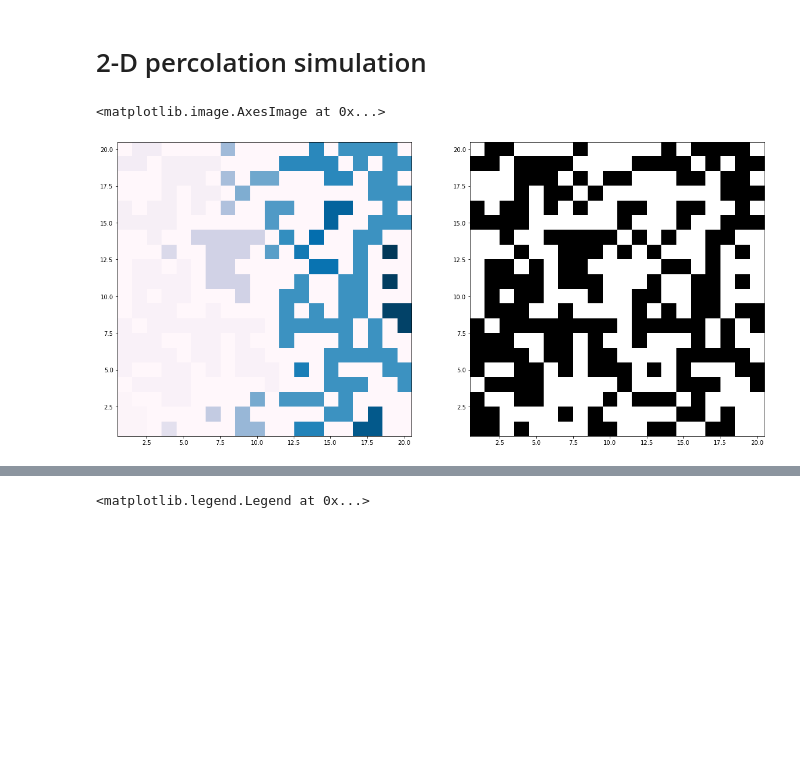
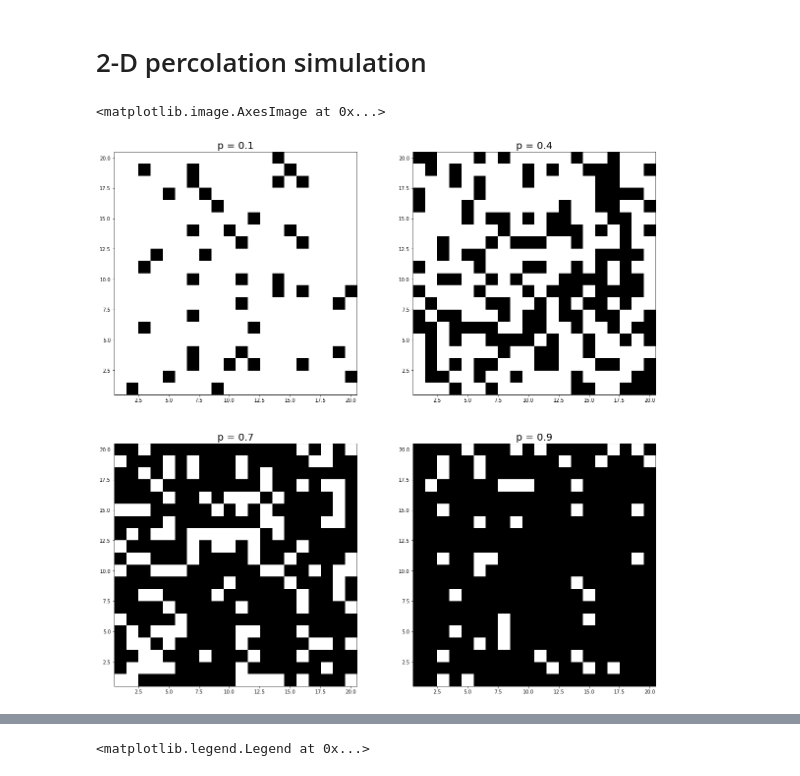
Before and after one commit to GyeongHwan-Jang/GyeongHwan-Jang.github.io, a Jupyter notebook: C.C.ipynb, the cells around one changed output, grey strips where cells are left out. Cells and saved outputs as stored; diff of their text form; code cells hidden in the pictures; blank space fills up the shorter version.

```diff
--- a/C.C.ipynb
+++ b/C.C.ipynb
@@ -7,7 +7,7 @@ import matplotlib.pyplot as plt
 import seaborn as sb
 from math import log
 # %%
-L, T = 2000, 10000 ## latice num, simul time
+L, T = 2000, 1000 ## latice num, simul time
 s = 3 ## cluster size
 p = 0.5 ## occupied probabiliy
 # %%
@@ -272,21 +361,32 @@ def show_aver_clustersize(lattice,labeled_lattice):
 ## simul time step for changing p, simul time step for same p
 L, T1, T2 = 20+1, 100, 10
 p_start = 1e-2 ## start probability of occuping lattice
-lattice = make_lattice(L,0.5)
-labeled_lattice = labelling(lattice,L)
+lattice01 = make_lattice(L,0.1)
+lattice04 = make_lattice(L,0.4)
+lattice07 = make_lattice(L,0.7)
+lattice09 = make_lattice(L,0.9)
 # %%
 ## ploting labeling lattice and lattice when p = 0.5
-fig, axes = plt.subplots(1,2,figsize = (20,10))
-axes.set_title("2-D lattice", size = 20)
-axes[0].set_xlim([0.5,20.5])
-axes[0].set_ylim([0.5,20.5])
-axes[1].set_xlim([0.5,20.5])
-axes[1].set_ylim([0.5,20.5])
-axes[0].imshow(labeled_lattice, cmap="PuBu")
-axes[1].imshow(lattice, cmap="binary")
+fig, axes = plt.subplots(2,2,figsize = (20,20))
+axes[0][0].set_title("p = 0.1", size = 20)
+axes[0][1].set_title("p = 0.4", size = 20)
+axes[1][0].set_title("p = 0.7", size = 20)
+axes[1][1].set_title("p = 0.9", size = 20)
+axes[0][0].set_xlim([0.5,20.5])
+axes[0][0].set_ylim([0.5,20.5])
+axes[0][1].set_xlim([0.5,20.5])
+axes[0][1].set_ylim([0.5,20.5])
+axes[1][0].set_xlim([0.5,20.5])
+axes[1][0].set_ylim([0.5,20.5])
+axes[1][1].set_xlim([0.5,20.5])
+axes[1][1].set_ylim([0.5,20.5])
+axes[0][0].imshow(lattice01, cmap="binary")
+axes[0][1].imshow(lattice04, cmap="binary")
+axes[1][0].imshow(lattice07, cmap="binary")
+axes[1][1].imshow(lattice09, cmap="binary")
 # %% [output]
 <matplotlib.image.AxesImage at 0x...>
-[figure, old version]
+[figure, new version]
 # %%
 ## lattice size(out side lattice that i make +1 is trick to avoid index problem in for sentence) \
 ## simul time step for changing p, simul time step for same p
```
Also changed, not shown: parts of 5 cells of this notebook.
